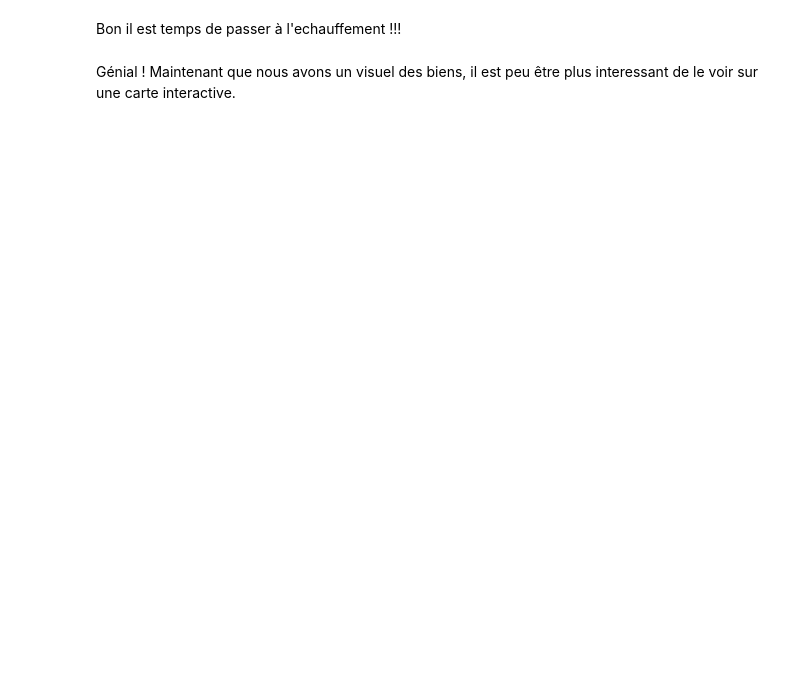
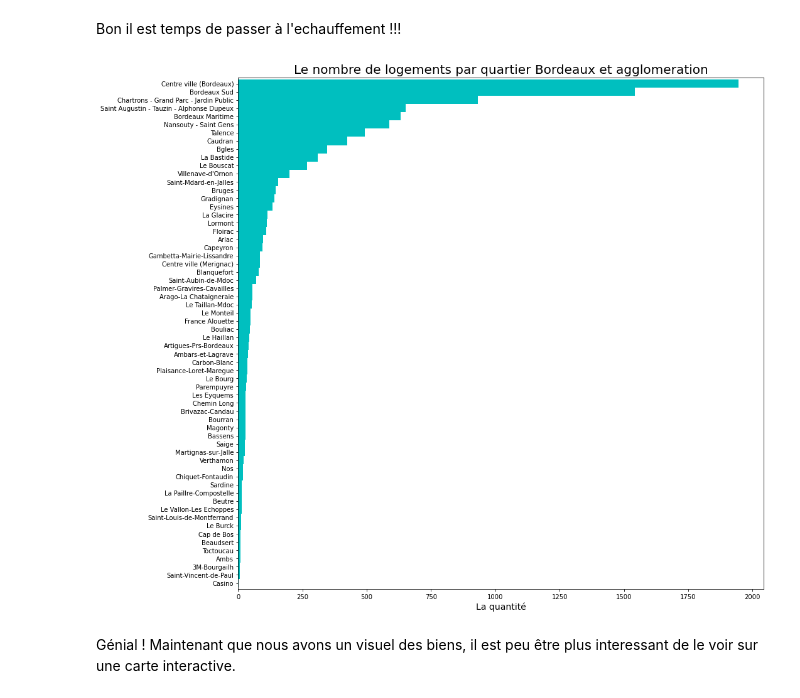
Before and after one commit to Joz84/auto-ateliers-simplon, a Jupyter notebook: airbnb_bordeaux.ipynb, the cells around one changed output. Drawn from its saved outputs; the diff is of its cells as text; code cells hidden in the pictures; blank space fills up the shorter version.

```diff
--- a/airbnb_bordeaux.ipynb
+++ b/airbnb_bordeaux.ipynb
@@ -32,6 +44,13 @@ reviews_details = pd.read_csv("reviews.csv", parse_dates=['date'])
 Bon il est temps de passer à l'echauffement !!!
 # %%
 # 3. En utilisant la bibliothéque MatplotLib vous allez afficher le graphique avec les biens par "neighbourhood"
+lieux=quartiers['neighbourhood'].value_counts().sort_values(ascending=True)
+lieux.plot.barh(figsize=(15, 15), color='c', width=1)
+plt.title("Le nombre de logements par quartier Bordeaux et agglomeration", fontsize=20)
+plt.xlabel('La quantité', fontsize=14)
+plt.show()
+# %% [output]
+[figure, added]
 # %% [markdown]
 Génial ! Maintenant que nous avons un visuel des biens, il est peu être plus interessant de le voir sur une carte interactive.
 # %%
```
Also changed, not shown: parts of 10 cells of this notebook.
